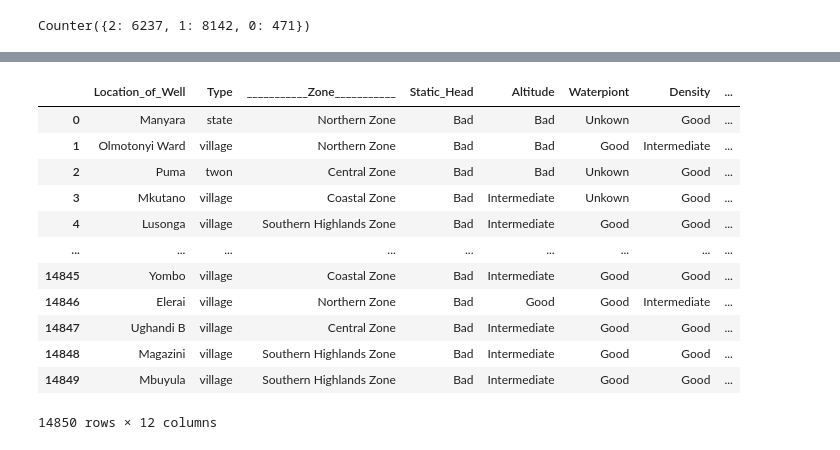
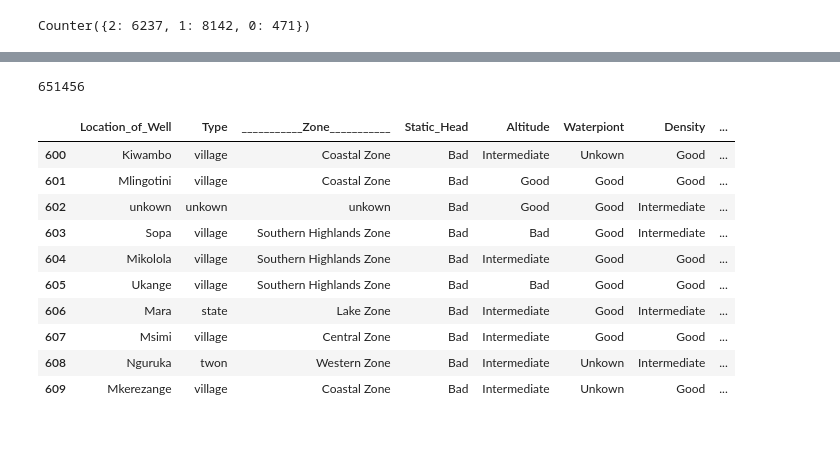
Before and after one commit to ruth-maker/file, a Jupyter notebook: Tanzanian.ipynb, the cells around one changed output, grey strips where cells are left out. Saved outputs shown, nothing was run; the diff lists cells and outputs as text; code cells hidden in the pictures.

```diff
--- a/Tanzanian.ipynb
+++ b/Tanzanian.ipynb
@@ -2792,3 +2792,7 @@ Counter({2: 6064, 1: 8373, 0: 413})
 Counter(last_stack2)
 # %% [output]
 Counter({2: 6237, 1: 8142, 0: 471})
+# %%
+numbers4 = []
+for number in populations:
+    if 0 <= number <= 2000:numbers4.append(number)
@@ -2794,0 +2854,23 @@ Counter({2: 6237, 1: 8142, 0: 471})
+# %%
+numbers5 = []
+for number in populations:
+    if  2001 <= number :numbers5.append(number)
+# %%
+quality_bad_var = [5, 6]
+
+waterpiont_bad_var = [3]
+
+source_bad_var = [5, 6, 7]
+
+sor_qual_bad_var1 = [3, 4, 5]
+
+sor_qual_bad_var2 = [2]
+
+basin_bad_var = [5, 6, 7, 8]
+
+water_qual_bad_var1 = [5, 6]
+
+water_qual_bad_var2 = []
+for i in Counter(numbers5): water_qual_bad_var2.append(i)
+
+reg_qual_bad_var = [13, 14, 15, 16, 17, 18, 19, 20]
@@ -2794,0 +2888,12 @@ Counter({2: 6237, 1: 8142, 0: 471})
+# %%
+len(all_var_class1)
+# %% [output]
+651456
+# %%
+water_y = []
+for i in range(72384):
+    water_y.append(0)
+for i in range(144):
+    water_y.append(1)
+for i in range(73728):
+    water_y.append(2)
@@ -2802,18 +2909,16 @@ for i in predict12:
 technical_class_pred = technical_class
 technical_class_pred['Final_Classification'] = classification
 # %%
-technical_class_pred#[11500:12000]
+technical_class_pred[600:610]#[11500:12000]
 # %% [output]
 |  | Location_of_Well | Type | ___________Zone___________ | Static_Head | Altitude | Waterpiont | Density | ... |
-| 0 | Manyara | state | Northern Zone | Bad | Bad | Unkown | Good | ... |
-| 1 | Olmotonyi Ward | village | Northern Zone | Bad | Bad | Good | Intermediate | ... |
-| 2 | Puma | twon | Central Zone | Bad | Bad | Unkown | Good | ... |
-| 3 | Mkutano | village | Coastal Zone | Bad | Intermediate | Unkown | Good | ... |
-| 4 | Lusonga | village | Southern Highlands Zone | Bad | Intermediate | Good | Good | ... |
-| ... | ... | ... | ... | ... | ... | ... | ... | ... |
-| 14845 | Yombo | village | Coastal Zone | Bad | Intermediate | Good | Good | ... |
-| 14846 | Elerai | village | Northern Zone | Bad | Good | Good | Intermediate | ... |
-| 14847 | Ughandi B | village | Central Zone | Bad | Intermediate | Good | Good | ... |
-| 14848 | Magazini | village | Southern Highlands Zone | Bad | Intermediate | Good | Good | ... |
-| 14849 | Mbuyula | village | Southern Highlands Zone | Bad | Intermediate | Good | Good | ... |
+| 600 | Kiwambo | village | Coastal Zone | Bad | Intermediate | Unkown | Good | ... |
+| 601 | Mlingotini | village | Coastal Zone | Bad | Good | Good | Good | ... |
+| 602 | unkown | unkown | unkown | Bad | Good | Good | Intermediate | ... |
+| 603 | Sopa | village | Southern Highlands Zone | Bad | Bad | Good | Intermediate | ... |
+| 604 | Mikolola | village | Southern Highlands Zone | Bad | Intermediate | Good | Good | ... |
+| 605 | Ukange | village | Southern Highlands Zone | Bad | Bad | Good | Good | ... |
+| 606 | Mara | state | Lake Zone | Bad | Intermediate | Good | Intermediate | ... |
+| 607 | Msimi | village | Central Zone | Bad | Intermediate | Good | Good | ... |
+| 608 | Nguruka | twon | Western Zone | Bad | Intermediate | Unkown | Intermediate | ... |
+| 609 | Mkerezange | village | Coastal Zone | Bad | Intermediate | Unkown | Good | ... |
-14850 rows × 12 columns
```
Also changed, not shown: parts of 10 cells of this notebook.
